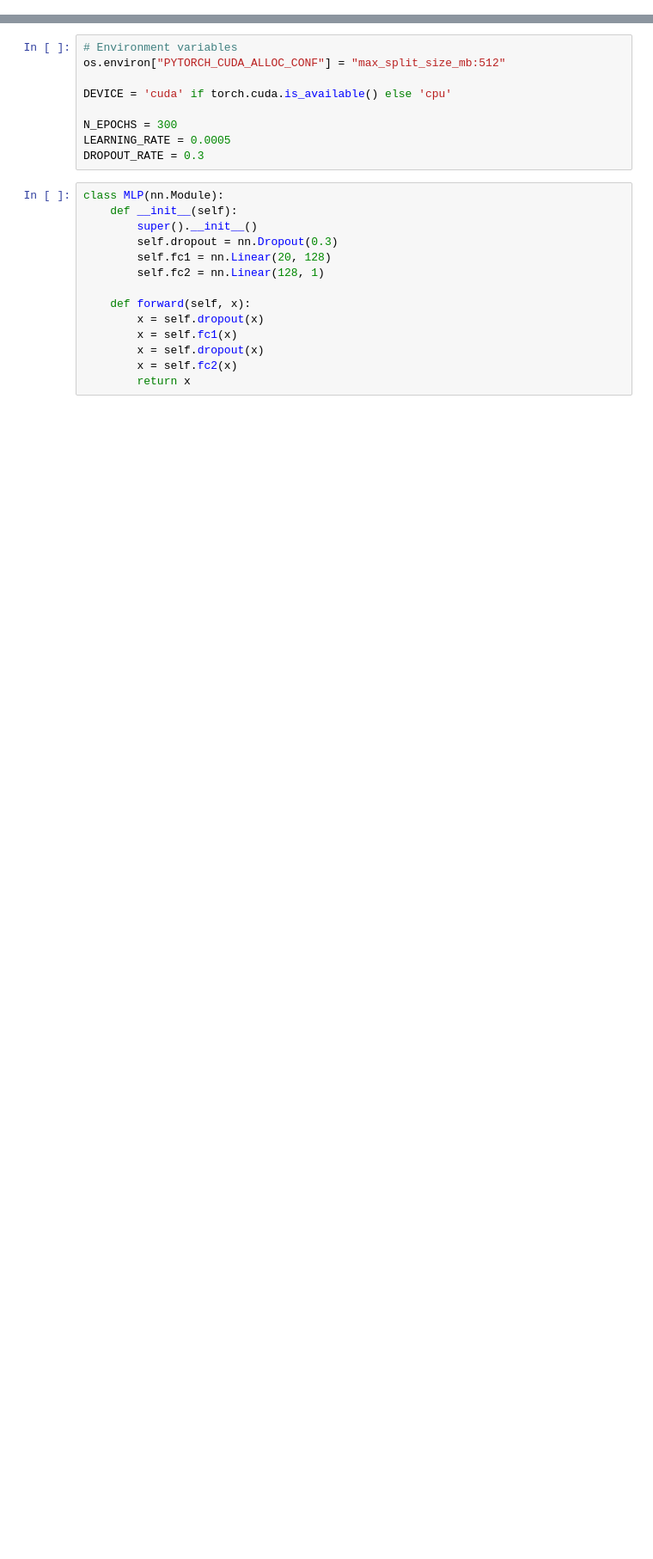
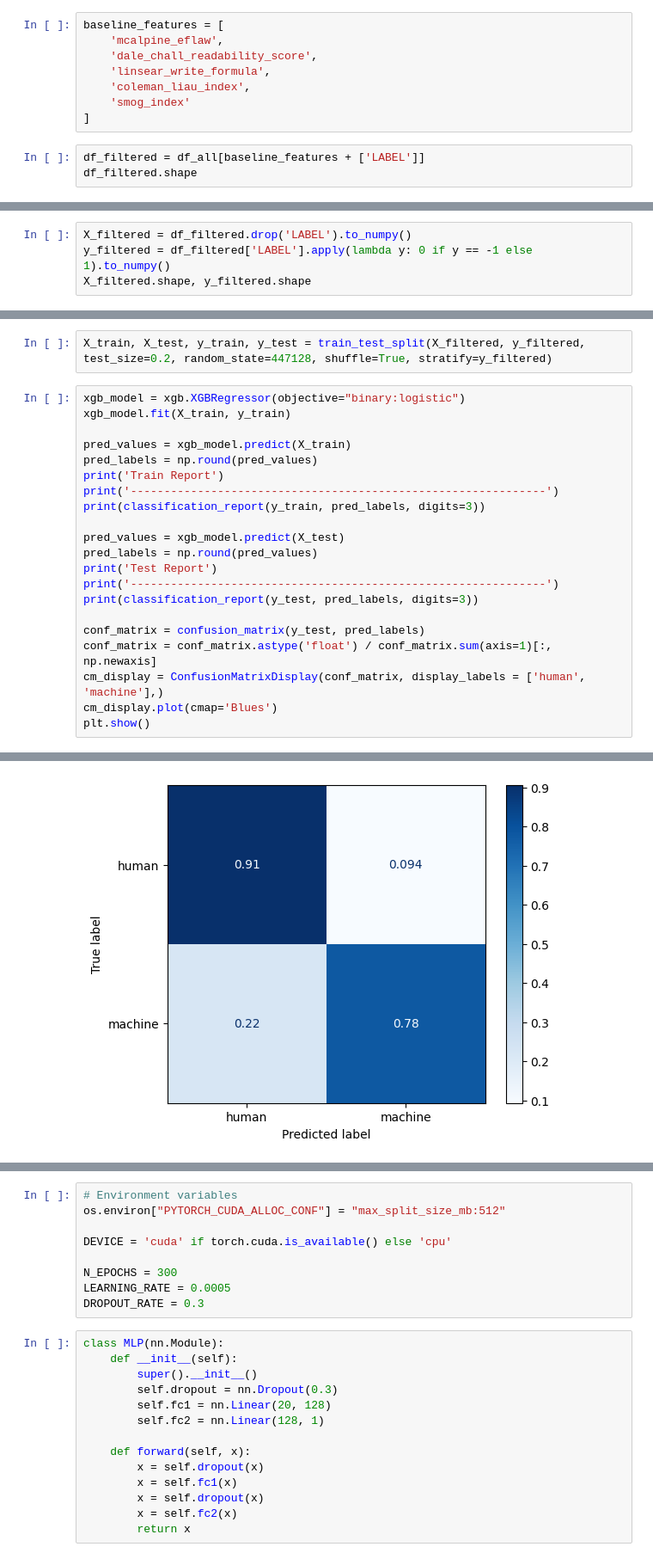
Before and after one commit to Dodolly/ChatGPT-Text-Detetion, a Jupyter notebook: xgb_and_mlp.ipynb, the cells around one changed output, grey strips where cells are left out. Shown at 86% size. Cells and saved outputs as stored; diff of their text form; blank space fills up the shorter version.

```diff
--- a/xgb_and_mlp.ipynb
+++ b/xgb_and_mlp.ipynb
@@ -57,0 +207,11 @@ Time taken = 5.257s
+# %%
+baseline_features = [
+    'mcalpine_eflaw',
+    'dale_chall_readability_score',
+    'linsear_write_formula',
+    'coleman_liau_index',
+    'smog_index'
+]
+# %%
+df_filtered = df_all[baseline_features + ['LABEL']]
+df_filtered.shape
@@ -57,0 +220,4 @@ Time taken = 5.257s
+# %%
+X_filtered = df_filtered.drop('LABEL').to_numpy()
+y_filtered = df_filtered['LABEL'].apply(lambda y: 0 if y == -1 else 1).to_numpy()
+X_filtered.shape, y_filtered.shape
@@ -57,0 +226,24 @@ Time taken = 5.257s
+# %%
+X_train, X_test, y_train, y_test = train_test_split(X_filtered, y_filtered, test_size=0.2, random_state=447128, shuffle=True, stratify=y_filtered)
+# %%
+xgb_model = xgb.XGBRegressor(objective="binary:logistic")
+xgb_model.fit(X_train, y_train)
+
+pred_values = xgb_model.predict(X_train)
+pred_labels = np.round(pred_values)
+print('Train Report')
+print('--------------------------------------------------------------')
+print(classification_report(y_train, pred_labels, digits=3))
+
+pred_values = xgb_model.predict(X_test)
+pred_labels = np.round(pred_values)
+print('Test Report')
+print('--------------------------------------------------------------')
+print(classification_report(y_test, pred_labels, digits=3))
+
+conf_matrix = confusion_matrix(y_test, pred_labels)
+conf_matrix = conf_matrix.astype('float') / conf_matrix.sum(axis=1)[:, np.newaxis]
+cm_display = ConfusionMatrixDisplay(conf_matrix, display_labels = ['human', 'machine'],)
+cm_display.plot(cmap='Blues')
+plt.show()
+# %% [output]
@@ -57,0 +267 @@ Time taken = 5.257s
+[figure, added]
```
Also changed, not shown: parts of 50 cells of this notebook, 6 other files.
